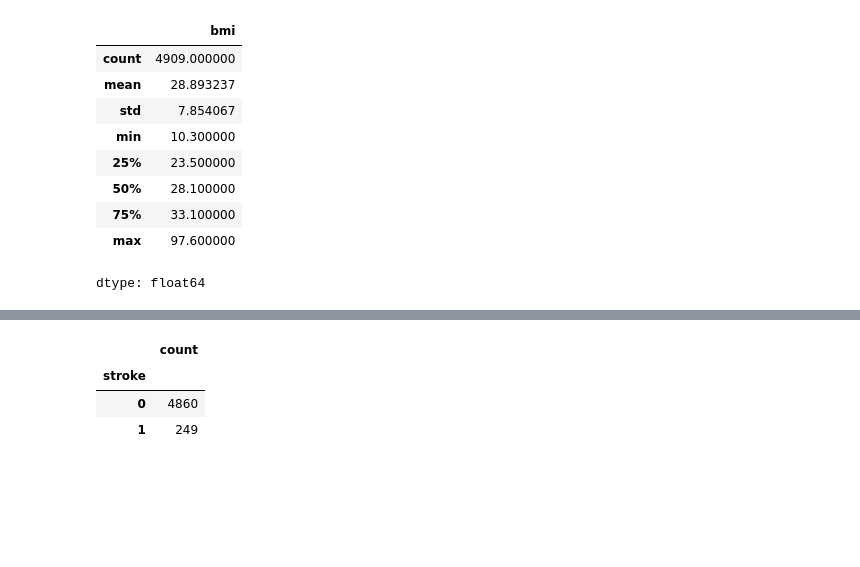
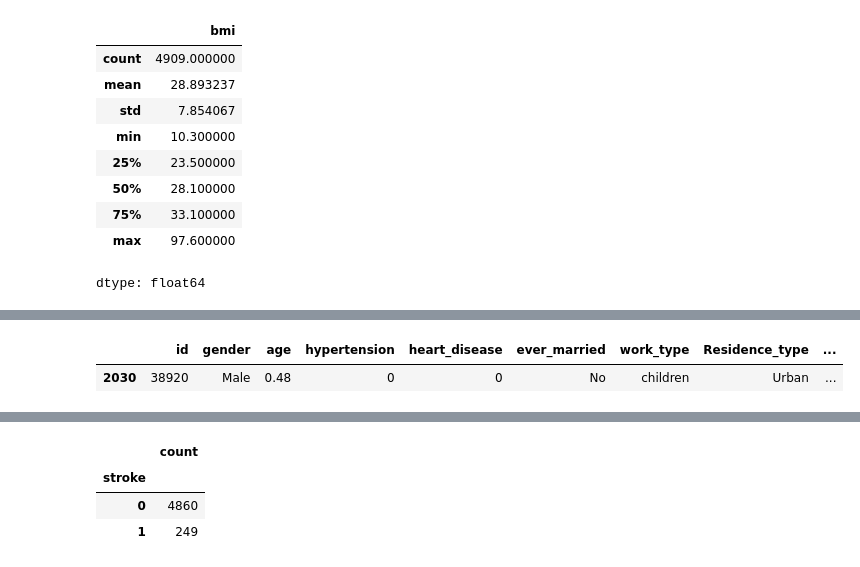
Before and after one commit to kellykhalil23/Stroke-Prediction, a Jupyter notebook: Stroke.ipynb, the cells around one changed output, grey strips where cells are left out. Cells and saved outputs as stored; diff of their text form; code cells hidden in the pictures; blank space fills up the shorter version.

```diff
--- a/Stroke.ipynb
+++ b/Stroke.ipynb
@@ -323,3 +380,8 @@ dtype: float64
+# %%
+df_new[df_new['bmi'].isna()]
+# %% [output]
+|  | id | gender | age | hypertension | heart_disease | ever_married | work_type | Residence_type | ... |
+| 2030 | 38920 | Male | 0.48 | 0 | 0 | No | children | Urban | ... |
 # %%
 plt.figure(figsize=(12, 6))
 plt.subplot(1, 2, 1)
```
Also changed, not shown: parts of 9 cells of this notebook.
